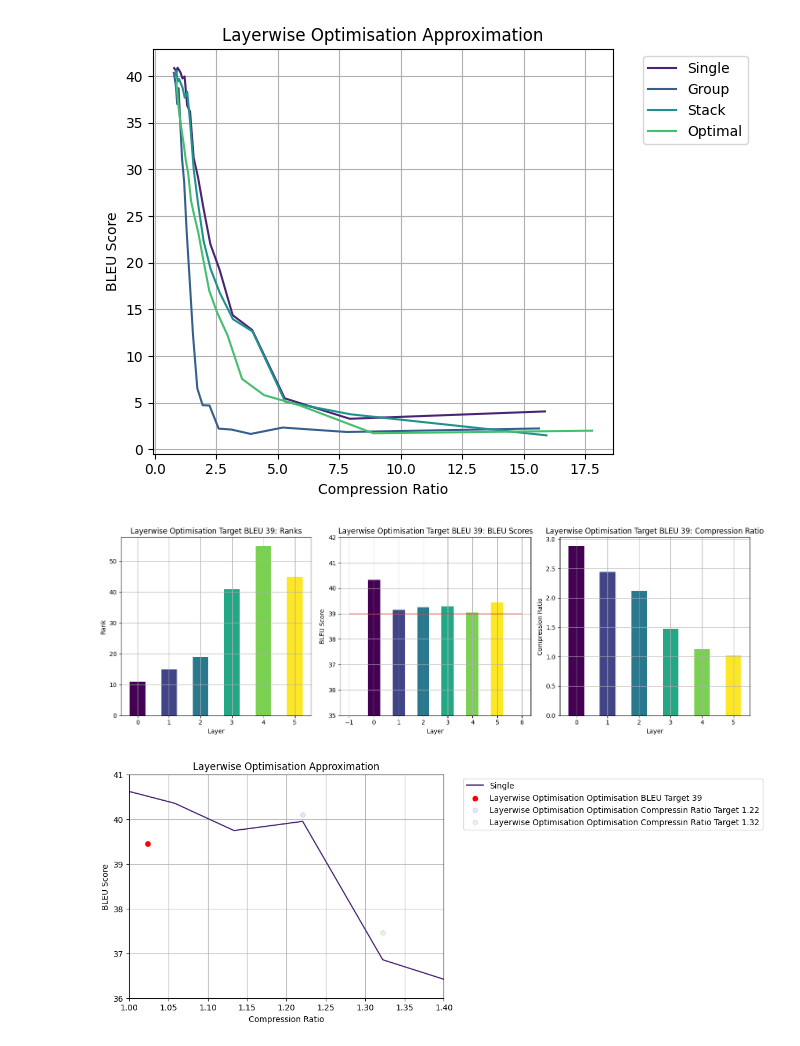
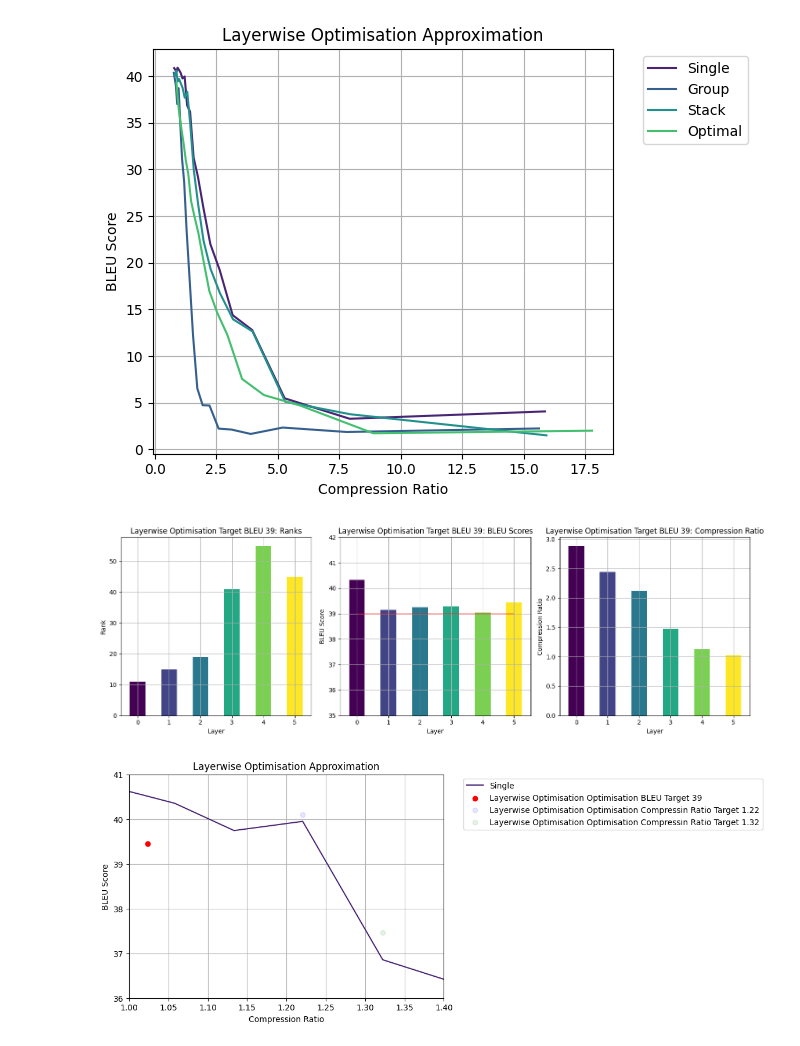
Before and after one commit to justinhuang666666/Approximate-Matrix-Vector-Multiplication, a Jupyter notebook: simulation_result/simulation_layered.ipynb, the cells around one changed output. Saved outputs shown, nothing was run; the diff lists cells and outputs as text; code cells hidden in the pictures.

```diff
--- a/simulation_result/simulation_layered.ipynb
+++ b/simulation_result/simulation_layered.ipynb
@@ -244,36 +244,35 @@ fig, ax = plt.subplots(1, 3, figsize=(15, 5))
 # Set colormap
 cmap = plt.cm.viridis
 colors = cmap(np.linspace(0, 1, len(layers)))
 
 # Bar plot for ranks
 ax[0].bar(layers, layerwise_ranks, color=colors, width=0.5)
 ax[0].set_title('Layerwise Optimisation Target BLEU 39: Ranks')
 ax[0].set_xlabel('Layer')
 ax[0].set_ylabel('Rank')
 ax[0].grid(True)
 
 # Bar plot for BLEU scores
 ax[1].bar(layers, layerwise_bleu, color=colors, width=0.5)
 ax[1].set_title('Layerwise Optimisation Target BLEU 39: BLEU Scores')
-ax[1].hlines(y=39, xmin=-1, xmax=6, color='red',alpha=0.5)
+ax[1].hlines(y=39, xmin=0, xmax=5, color='red',alpha=0.5)
 ax[1].set_xlabel('Layer')
 ax[1].set_ylim([35,42])
-ax[1].set_xlim([0,6])
 ax[1].set_ylabel('BLEU Score')
 ax[1].grid(True)
 
 # Bar plot for Compression Ratio
 ax[2].bar(layers, layerwise_compression_ratio, color=colors, width=0.5)
 ax[2].set_title('Layerwise Optimisation Target BLEU 39: Compression Ratio')
 ax[2].set_xlabel('Layer')
 ax[2].set_ylabel('Compression Ratio')
 ax[2].grid(True)
 
 # Show plot
 plt.tight_layout()
 plt.show()
 # %% [output]
-[figure, old version]
+[figure, new version]
 # %%
 import matplotlib.pyplot as plt
 import pandas as pd
```
Also changed, not shown: 1 other file.
